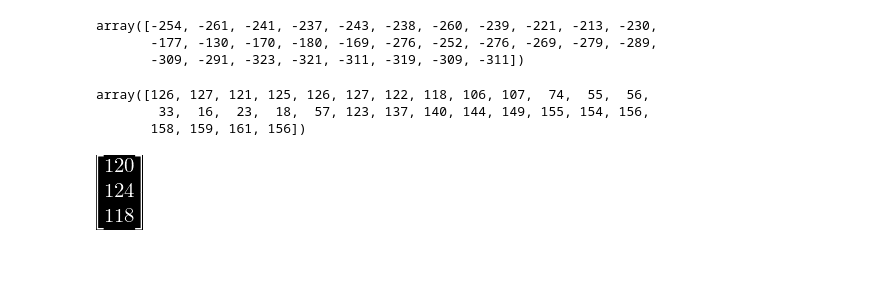
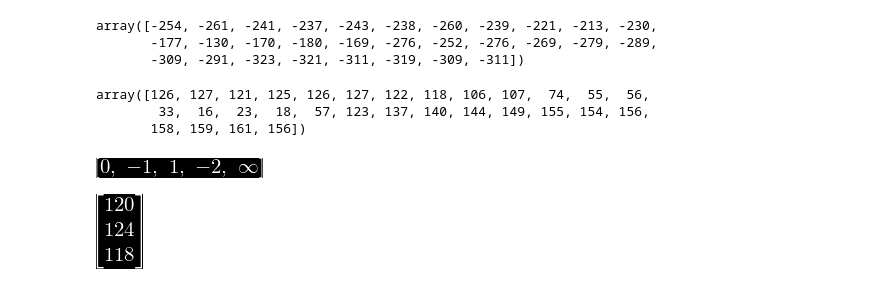
Before and after one commit to tarsioonofrio/fast-convolution-rtl, a Jupyter notebook: notebooks/convolve_comparsion.ipynb, the cells around one changed output. Saved outputs shown, nothing was run; the diff lists cells and outputs as text; code cells hidden in the pictures; blank space fills up the shorter version.

```diff
--- a/notebooks/convolve_comparsion.ipynb
+++ b/notebooks/convolve_comparsion.ipynb
@@ -104,4 +106,9 @@ c2
 array([126, 127, 121, 125, 126, 127, 122, 118, 106, 107,  74,  55,  56,
         33,  16,  23,  18,  57, 123, 137, 140, 144, 149, 155, 154, 156,
        158, 159, 161, 156])
+# %%
+points = [0, -1, 1, -2, np.inf]
+points
+# %% [output]
+[figure, added]
 # %%
```
Also changed, not shown: parts of 38 cells of this notebook, 2 other files.
